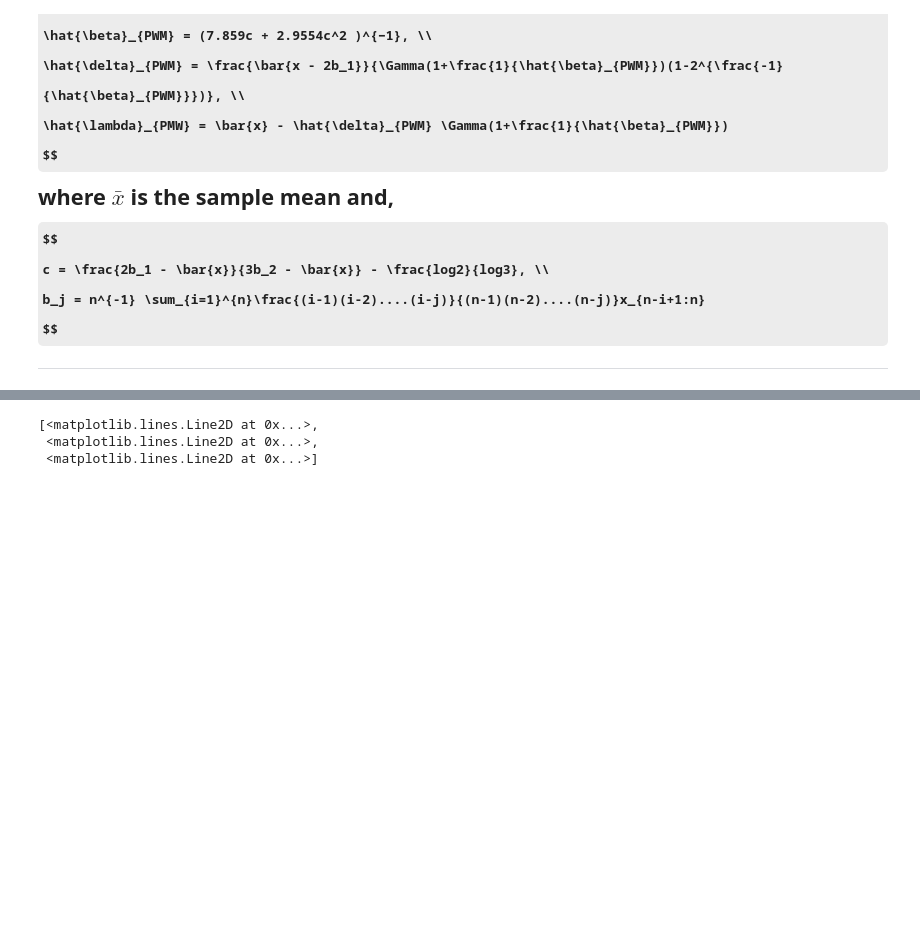
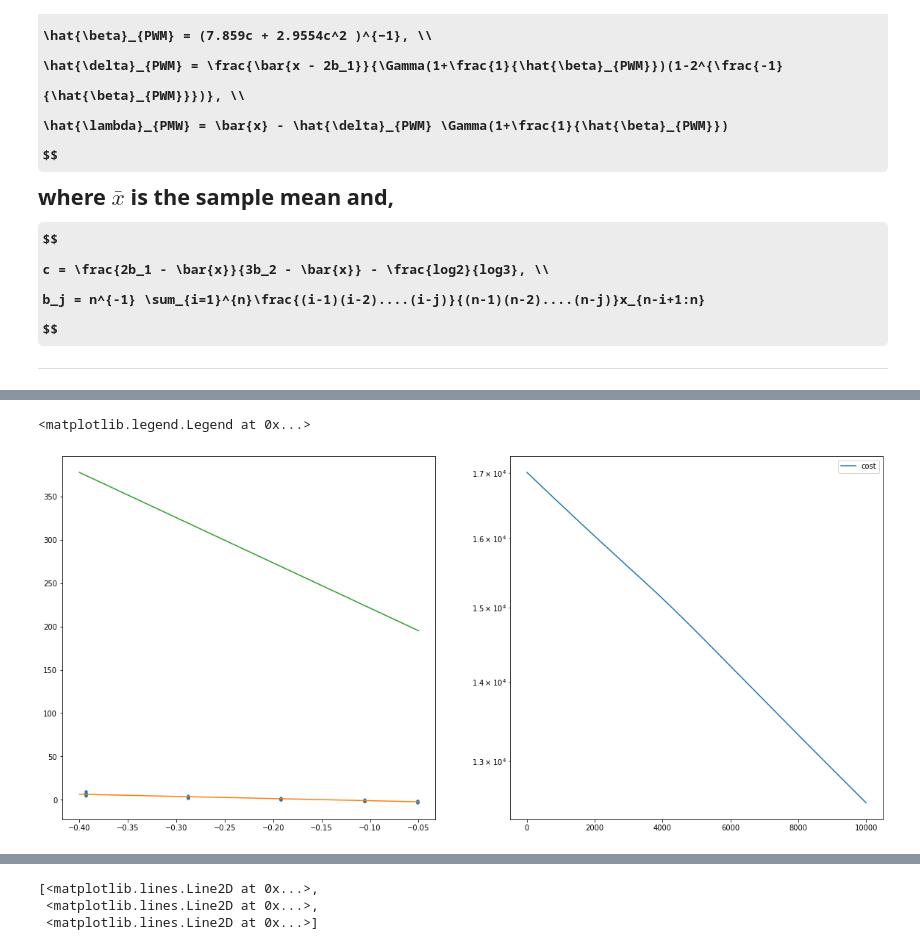
Before and after one commit to arpitvaghela/Fatigue-and-Fracture-Modeling-using-Probability, a Jupyter notebook: parameter_predic.ipynb, the cells around one changed output, grey strips where cells are left out. Cells and saved outputs as stored; diff of their text form; code cells hidden in the pictures; some formulas as TeX source; blank space fills up the shorter version.

Commit message:
Sat Apr  4 21:03:57 IST 2020=> gradient_desc

```diff
--- a/parameter_predic.ipynb
+++ b/parameter_predic.ipynb
@@ -217,0 +201,78 @@ stress_logged=np.log(stress)
+# %%
+Nf_logged=np.log(Nf)
+stress_logged=np.log(stress)
+
+plt.figure(figsize=(20,20))
+plt.subplot(2,2,1)
+# ploting the distribution
+plt.plot(stress_logged,Nf_logged,'.')
+
+# determine the initial estimation
+def initial_est(Nf_logged,stress_logged):
+    x1 = np.mean(stress_logged[0:15])
+    x2 = np.mean(stress_logged[15:30])
+    x3 = np.mean(stress_logged[30:45])
+    y1 = np.mean(Nf_logged[0:15])
+    y2 = np.mean(Nf_logged[15:30])
+    y3 = np.mean(Nf_logged[30:45])
+
+    c = (x2*(x3-x1)*(y1-y2) - x3*(x2-x1)*(y1-y3)) / ((x3-x1)*(y1-y2)-(x2-x1)*(y1-y3))
+    b = ((y1-y2)*(x2-c)*(x1-c))/(x2-x1)
+    a = y1 - (b/(x1-c))
+    return a,b,c
+
+int_a,int_b,int_c = initial_est(Nf_logged,stress_logged)
+
+# plot intial estimation
+int_points = np.array([-0.4,-0.05]) # start and end points based on graph of experimental values
+int_val = int_a + (int_b/(int_points - int_c)) # values corresponind to that points based on initial parameters
+
+plt.plot(int_points,int_val,label="initial estimation")
+
+print('initial estimation of parameters :',int_a,int_b,int_c)
+
+# Better the estimation with gradient Descent
+
+# Cost loss function
+def cal_cost(a,b,c,X,Y):
+    cost = (Y -(a - (b/(X - c))))**2
+    return np.mean(cost)/2
+
+def predict(a,b,c,X,Y,alpha):
+
+    G_a = (-2)*(Y - a - (b/(x-c)))
+    G_b = (-2)*(Y - a - (b/(x-c)))*(1/x-c)
+    G_c = (-2)*(Y - a - (b/(x-c)))*(b/((x-c)**2))
+
+    a_new = a - (alpha*(np.mean(G_a)))
+    b_new = b - (alpha*(np.mean(G_b)))
+    c_new = c - (alpha*(np.mean(G_c)))
+    #print(Q)
+    return a_new,b_new,c_new
+
+def gradient_desc(a,b,c,X,Y,alpha= 0.00001,iterations=10000):
+    cost_history = np.zeros(iterations)
+    para_history = np.zeros((iterations,3))
+    for i in range(iterations):
+        para_history[i,:] = np.array([a,b,c])
+        a,b,c = predict(a,b,c,X,Y,alpha)
+        cost_history[i] = cal_cost(a,b,c,X,Y)
+        #print(m,c)
+    return [a,b,c],para_history,cost_history
+
+(final_a,final_b,final_c),para_history,cost_history = gradient_desc(int_a,int_b,int_c,x, y)
+
+# plot final estimation curve
+int_points = np.array([-0.4,-0.05]) # start and end points based on graph of experimental values
+final_val = final_a + (final_b/(int_points - final_c)) # values corresponind to that points based on final parameters
+
+plt.plot(int_points,final_val,label="final estimation")
+print("final valeus = ",final_a,final_b,final_c)
+plt.subplot(2,2,2)
+plt.yscale('log')
+plt.plot(np.arange(10000),cost_history,label="cost")
+#plt.subplot(2,2,3)
+#plt.plot(np.arange(1000),para_history,label="para")
+
+plt.legend()
+# %% [output]
@@ -218,3 +281,5 @@ stress_logged=np.log(stress)
+<matplotlib.legend.Legend at 0x...>
+[figure, added]
 # %%
 #first guess ?? later
 
```
Also changed, not shown: parts of 7 cells of this notebook, 1 other file.
